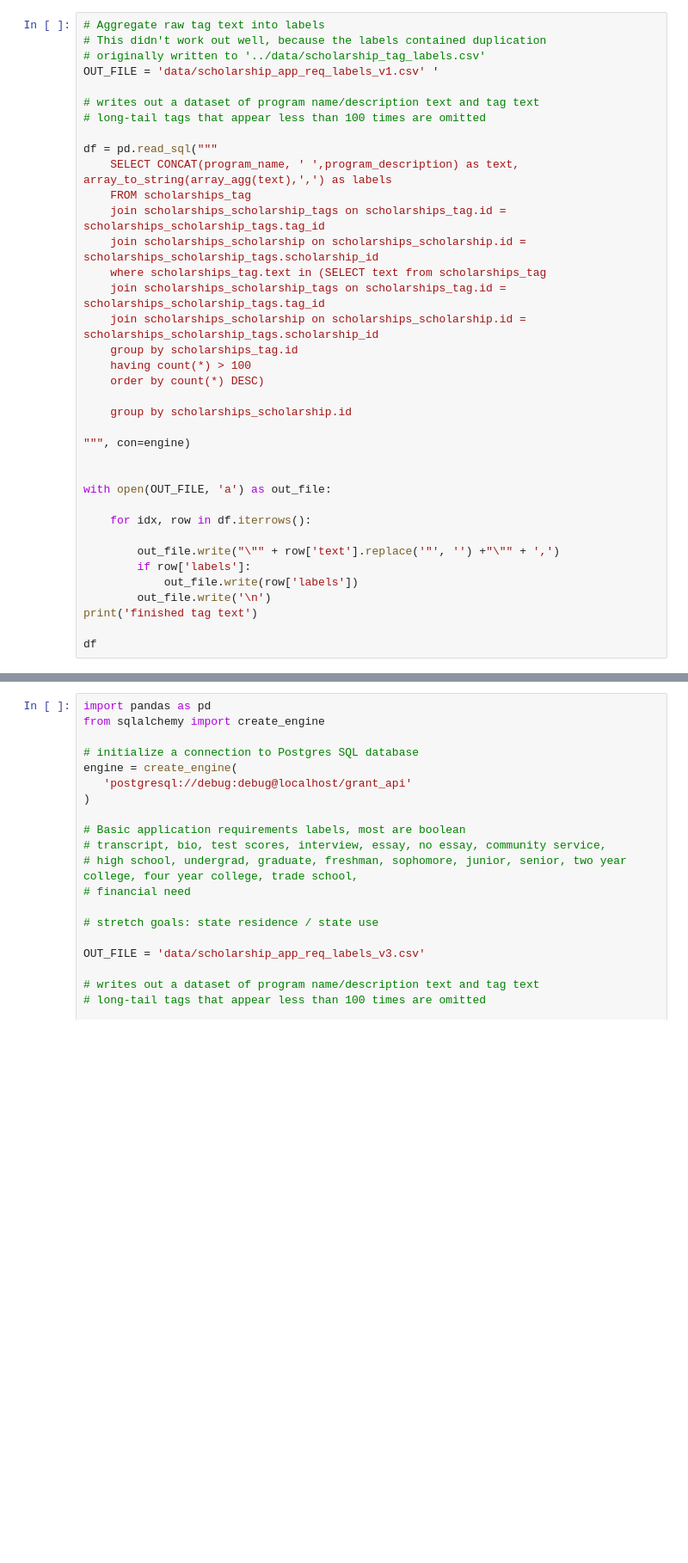
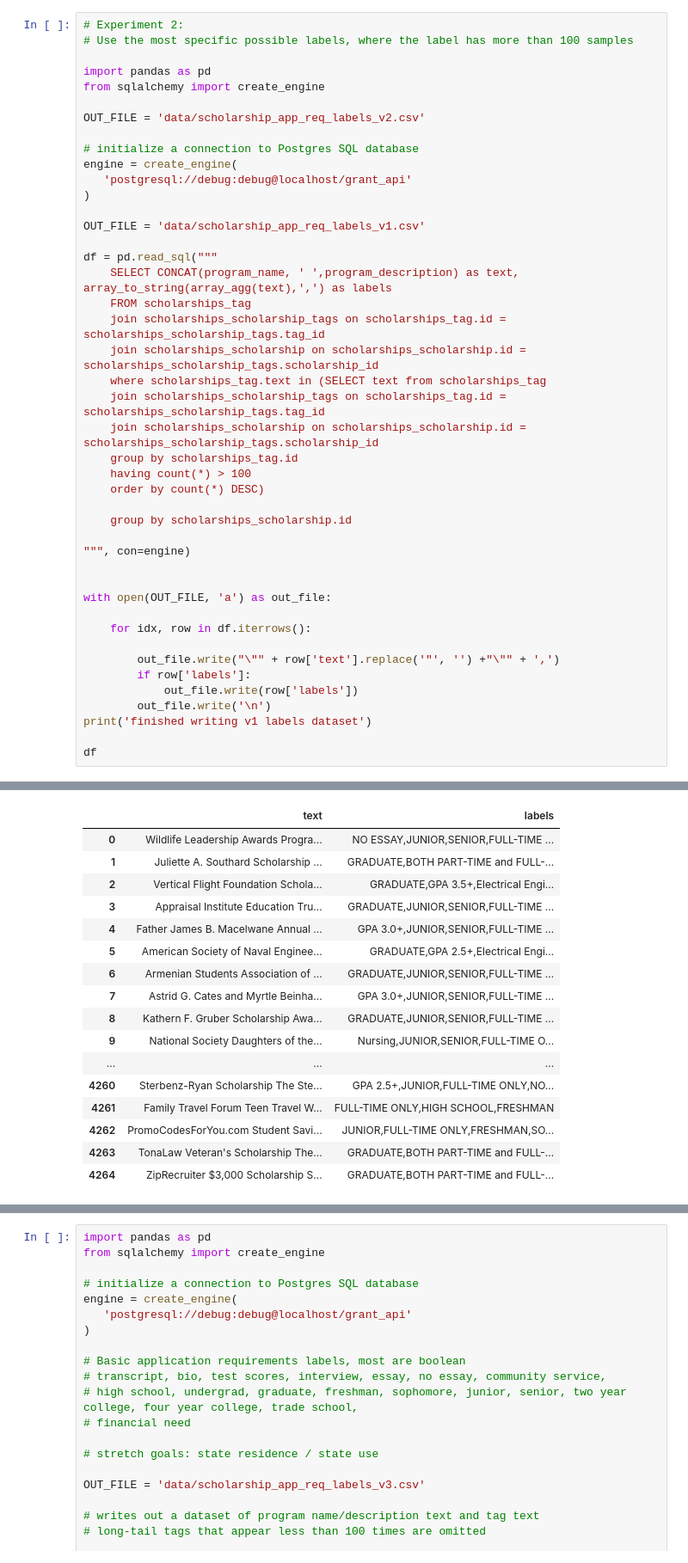
Before and after one commit to leigh-johnson/grant-automl, a Jupyter notebook: gcloud_automl_demo.ipynb, the cells around one changed output, grey strips where cells are left out. Shown at 86% size. Cells and saved outputs as stored; diff of their text form; blank space fills up the shorter version.

```diff
--- a/AutoML talk @ Google.ipynb
+++ b/gcloud_automl_demo.ipynb
@@ -53,11 +81,18 @@ FileNotFoundError: [Errno 2] No such file or directory: '../data/scholarship_cat
 # %%
-# Aggregate raw tag text into labels
-# This didn't work out well, because the labels contained duplication
-# originally written to '../data/scholarship_tag_labels.csv'
-OUT_FILE = 'data/scholarship_app_req_labels_v1.csv' '
+# Experiment 2:
+# Use the most specific possible labels, where the label has more than 100 samples
 
-# writes out a dataset of program name/description text and tag text
-# long-tail tags that appear less than 100 times are omitted
+import pandas as pd
+from sqlalchemy import create_engine
+
+OUT_FILE = 'data/scholarship_app_req_labels_v2.csv'
+
+# initialize a connection to Postgres SQL database
+engine = create_engine(
+   'postgresql://debug:debug@localhost/grant_api'
+)
+
+OUT_FILE = 'data/scholarship_app_req_labels_v1.csv'
 
 df = pd.read_sql("""
     SELECT CONCAT(program_name, ' ',program_description) as text, array_to_string(array_agg(text),',') as labels
@@ -84,6 +119,7 @@ with open(OUT_FILE, 'a') as out_file:
         if row['labels']:
             out_file.write(row['labels'])
         out_file.write('\n')
-print('finished tag text')
+print('finished writing v1 labels dataset')
 
 df
+# %% [output]
@@ -89,0 +127,17 @@ df
+|  | text | labels |
+| 0 | Wildlife Leadership Awards Progra... | NO ESSAY,JUNIOR,SENIOR,FULL-TIME ... |
+| 1 | Juliette A. Southard Scholarship ... | GRADUATE,BOTH PART-TIME and FULL-... |
+| 2 | Vertical Flight Foundation Schola... | GRADUATE,GPA 3.5+,Electrical Engi... |
+| 3 | Appraisal Institute Education Tru... | GRADUATE,JUNIOR,SENIOR,FULL-TIME ... |
+| 4 | Father James B. Macelwane Annual ... | GPA 3.0+,JUNIOR,SENIOR,FULL-TIME ... |
+| 5 | American Society of Naval Enginee... | GRADUATE,GPA 2.5+,Electrical Engi... |
+| 6 | Armenian Students Association of ... | GRADUATE,JUNIOR,SENIOR,FULL-TIME ... |
+| 7 | Astrid G. Cates and Myrtle Beinha... | GPA 3.0+,JUNIOR,SENIOR,FULL-TIME ... |
+| 8 | Kathern F. Gruber Scholarship Awa... | GRADUATE,JUNIOR,SENIOR,FULL-TIME ... |
+| 9 | National Society Daughters of the... | Nursing,JUNIOR,SENIOR,FULL-TIME O... |
+| ... | ... | ... |
+| 4260 | Sterbenz-Ryan Scholarship The Ste... | GPA 2.5+,JUNIOR,FULL-TIME ONLY,NO... |
+| 4261 | Family Travel Forum Teen Travel W... | FULL-TIME ONLY,HIGH SCHOOL,FRESHMAN |
+| 4262 | PromoCodesForYou.com Student Savi... | JUNIOR,FULL-TIME ONLY,FRESHMAN,SO... |
+| 4263 | TonaLaw Veteran's Scholarship The... | GRADUATE,BOTH PART-TIME and FULL-... |
+| 4264 | ZipRecruiter $3,000 Scholarship S... | GRADUATE,BOTH PART-TIME and FULL-... |
```
Also changed, not shown: parts of 12 cells of this notebook.
